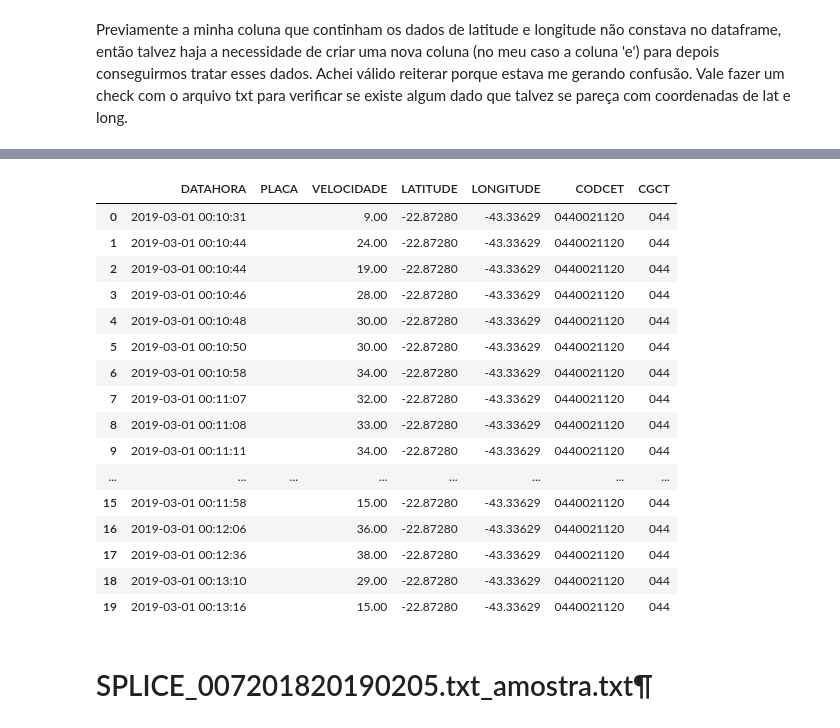
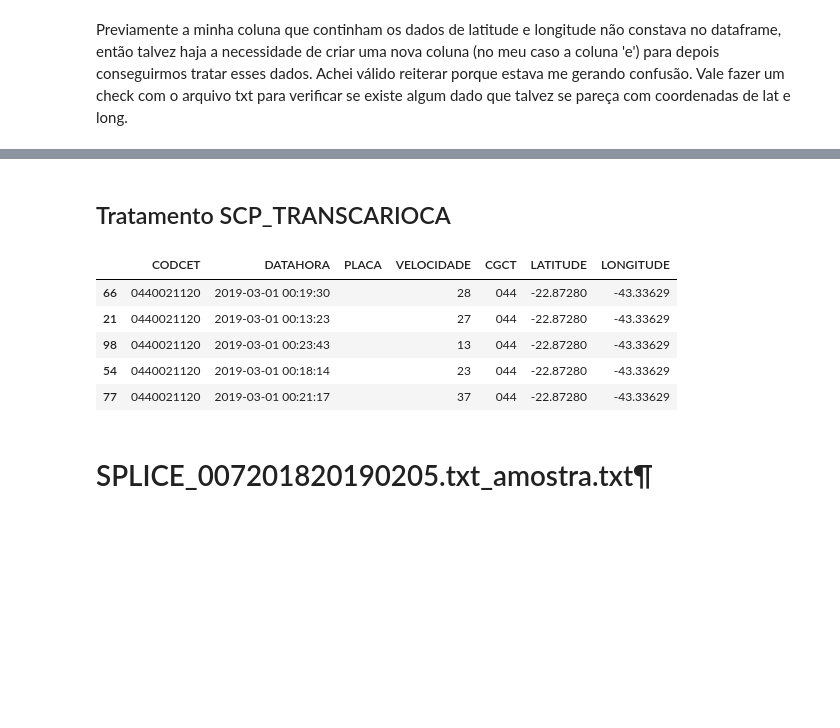
Before and after one commit to brenoimatos/UFRJ-CET-Rio, a Jupyter notebook: amostra_dados.ipynb, the cells around one changed output, grey strips where cells are left out. Drawn from its saved outputs; the diff is of its cells as text; code cells hidden in the pictures; blank space fills up the shorter version.

Commit message:
Nova forma de tratamento dos dados e pasta csv

```diff
--- a/amostra_dados.ipynb
+++ b/amostra_dados.ipynb
@@ -245,0 +149,10 @@ df_transcarioca.head(10)
+# %%
+# Nome para colunas desconhecidas
+colnames = ['x']
+# Usando separador '|' apenas para conseguir importar e depois tentar tratar
+df_transcarioca_raw = pd.read_csv('amostras/SCP_TRANSCARIOCA_0222016_201903_amostra.txt', sep='|', names = colnames)
+
+# Separando as colunas
+df_transcarioca_split = separar_colunas_df(df_transcarioca_raw)
+
+df_transcarioca_split.head(5)
@@ -246,56 +166,47 @@ df_transcarioca.head(10)
+# %% [markdown]
+## Tratamento SCP_TRANSCARIOCA
 # %%
 def get_datahora(string):
     date = string[:14]
     return datetime.strptime(date, "%d%m%Y%H%M%S")
 
 def get_placa(string):
     placa = string[:7]
     if placa[0].isalpha():
         pass
     else:
         placa = ''
     return placa
 
 def get_latitude(string):
     lat = string[1:4]+"."+string[5:10]
     return lat
 
 def get_longitude(string):
     lon = string[10:13]+"."+string[14:19]
     return lon
 
-df_transcarioca['DATAHORA'] = df_transcarioca['a'].apply(lambda x: get_datahora(x))
-df_transcarioca['PLACA'] = df_transcarioca['veiculo'].apply(lambda x: get_placa(x))
-df_transcarioca['VELOCIDADE'] = df_transcarioca['a'].str[14:]+".00"
-df_transcarioca['LATITUDE'] = df_transcarioca['e'].apply(lambda x: get_latitude(x))
-df_transcarioca['LONGITUDE'] = df_transcarioca['e'].apply(lambda x: get_longitude(x))
-df_transcarioca['CODCET'] = df_transcarioca['c'].str[:10]
-df_transcarioca['CGCT'] = df_transcarioca['c'].str[:3]
-df_transcarioca['CGPT'] = df_transcarioca['c'].str[3:6]
-df_transcarioca['CGLG'] = df_transcarioca['c'].str[6:7]
-df_transcarioca['CGPI'] = df_transcarioca['c'].str[7:8]
-df_transcarioca['CGST'] = df_transcarioca['c'].str[8:9]
-df_transcarioca['CGFX'] = df_transcarioca['c'].str[9:10]
-df_transcarioca.drop(['veiculo', 'a', 'b', 'c', 'd', 'e', 'CGPT', 'CGPI', 'CGST', 'CGFX', 'CGLG'], axis=1, inplace=True)
-df_transcarioca.head(20)
+df_transcarioca = pd.DataFrame()
+df_transcarioca['CODCET'] = df_transcarioca_split['d'].str[:10]
+df_transcarioca['DATAHORA'] = df_transcarioca_split['b'].apply(lambda x: get_datahora(x))
+df_transcarioca['PLACA'] = df_transcarioca_split['a'].apply(lambda x: get_placa(x))
+df_transcarioca['VELOCIDADE'] = df_transcarioca_split['b'].str[14:]
+df_transcarioca['CGCT'] = df_transcarioca_split['d'].str[:3]
+df_transcarioca['LATITUDE'] = df_transcarioca_split['f'].apply(lambda x: get_latitude(x))
+df_transcarioca['LONGITUDE'] = df_transcarioca_split['f'].apply(lambda x: get_longitude(x))
+# df_transcarioca['CGPT'] = df_transcarioca_split['d'].str[3:6]
+# df_transcarioca['CGLG'] = df_transcarioca_split['d'].str[6:7]
+# df_transcarioca['CGPI'] = df_transcarioca_split['d'].str[7:8]
+# df_transcarioca['CGST'] = df_transcarioca_split['d'].str[8:9]
+# df_transcarioca['CGFX'] = df_transcarioca_split['d'].str[9:10]
+df_transcarioca.sample(5)
 # %% [output]
-|  | DATAHORA | PLACA | VELOCIDADE | LATITUDE | LONGITUDE | CODCET | CGCT |
-| 0 | 2019-03-01 00:10:31 |  | 9.00 | -22.87280 | -43.33629 | 0440021120 | 044 |
-| 1 | 2019-03-01 00:10:44 |  | 24.00 | -22.87280 | -43.33629 | 0440021120 | 044 |
-| 2 | 2019-03-01 00:10:44 |  | 19.00 | -22.87280 | -43.33629 | 0440021120 | 044 |
-| 3 | 2019-03-01 00:10:46 |  | 28.00 | -22.87280 | -43.33629 | 0440021120 | 044 |
-| 4 | 2019-03-01 00:10:48 |  | 30.00 | -22.87280 | -43.33629 | 0440021120 | 044 |
-| 5 | 2019-03-01 00:10:50 |  | 30.00 | -22.87280 | -43.33629 | 0440021120 | 044 |
-| 6 | 2019-03-01 00:10:58 |  | 34.00 | -22.87280 | -43.33629 | 0440021120 | 044 |
-| 7 | 2019-03-01 00:11:07 |  | 32.00 | -22.87280 | -43.33629 | 0440021120 | 044 |
-| 8 | 2019-03-01 00:11:08 |  | 33.00 | -22.87280 | -43.33629 | 0440021120 | 044 |
-| 9 | 2019-03-01 00:11:11 |  | 34.00 | -22.87280 | -43.33629 | 0440021120 | 044 |
-| ... | ... | ... | ... | ... | ... | ... | ... |
-| 15 | 2019-03-01 00:11:58 |  | 15.00 | -22.87280 | -43.33629 | 0440021120 | 044 |
-| 16 | 2019-03-01 00:12:06 |  | 36.00 | -22.87280 | -43.33629 | 0440021120 | 044 |
-| 17 | 2019-03-01 00:12:36 |  | 38.00 | -22.87280 | -43.33629 | 0440021120 | 044 |
-| 18 | 2019-03-01 00:13:10 |  | 29.00 | -22.87280 | -43.33629 | 0440021120 | 044 |
-| 19 | 2019-03-01 00:13:16 |  | 15.00 | -22.87280 | -43.33629 | 0440021120 | 044 |
+|  | CODCET | DATAHORA | PLACA | VELOCIDADE | CGCT | LATITUDE | LONGITUDE |
+| 66 | 0440021120 | 2019-03-01 00:19:30 |  | 28 | 044 | -22.87280 | -43.33629 |
+| 21 | 0440021120 | 2019-03-01 00:13:23 |  | 27 | 044 | -22.87280 | -43.33629 |
+| 98 | 0440021120 | 2019-03-01 00:23:43 |  | 13 | 044 | -22.87280 | -43.33629 |
+| 54 | 0440021120 | 2019-03-01 00:18:14 |  | 23 | 044 | -22.87280 | -43.33629 |
+| 77 | 0440021120 | 2019-03-01 00:21:17 |  | 37 | 044 | -22.87280 | -43.33629 |
 # %% [markdown]
 # SPLICE_007201820190205.txt_amostra.txt¶
 # %%
```
Also changed, not shown: parts of 11 cells of this notebook, 1 other file.
